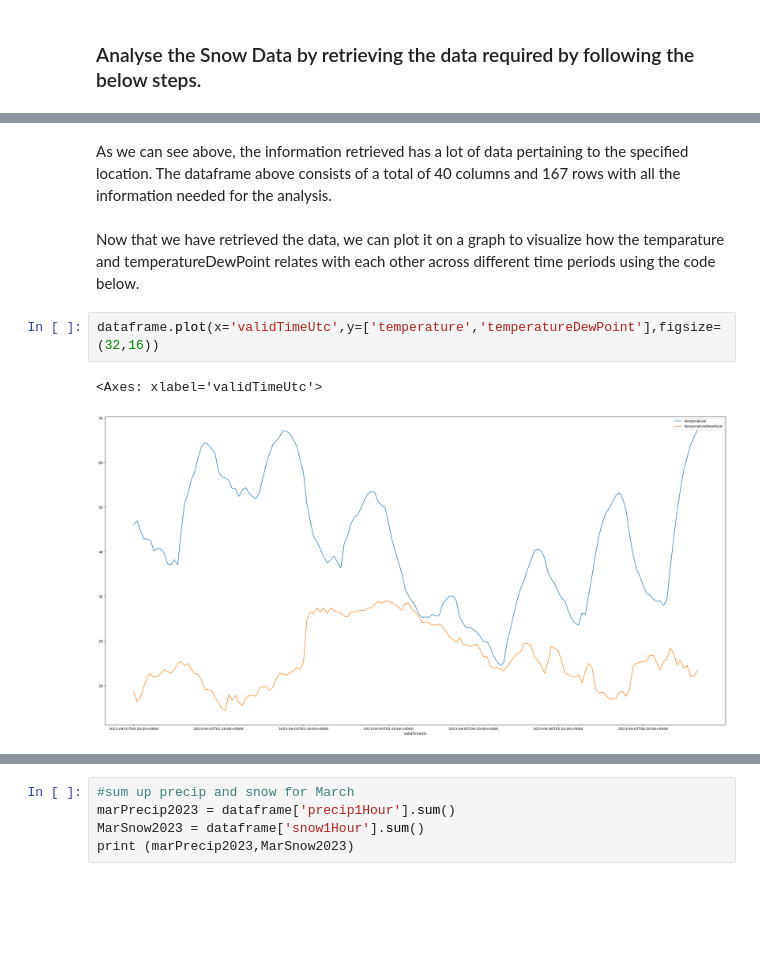
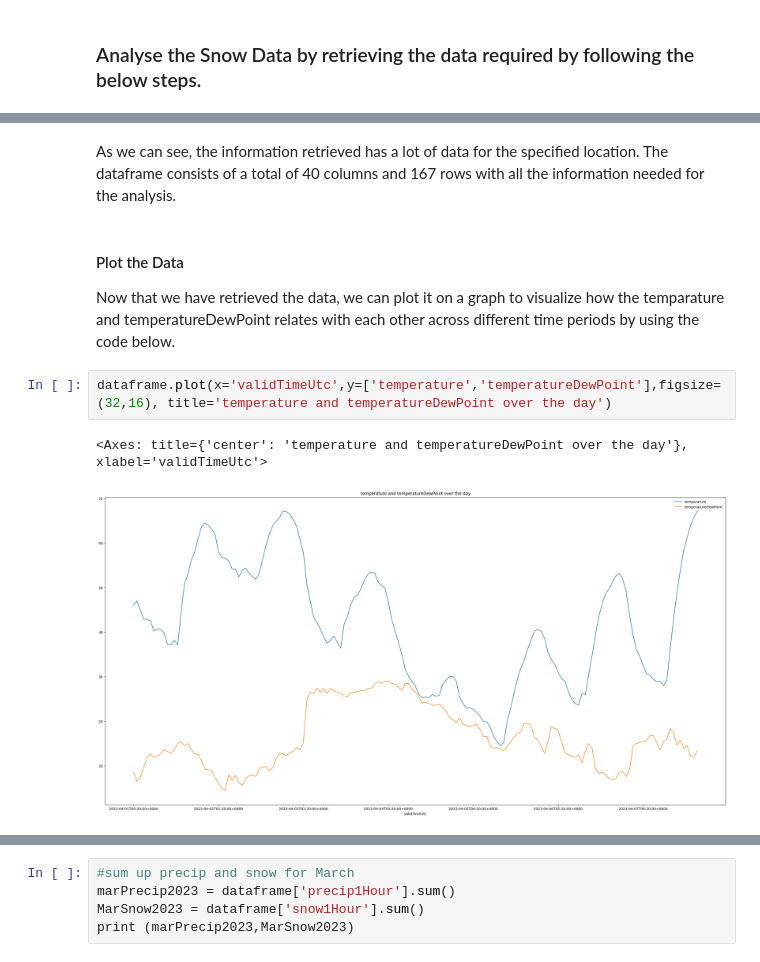
Before and after one commit to IBM/Environmental-Intelligence-Suite, a Jupyter notebook: historical_weather_on_demand/samples/industry_use_cases/snowfall_removal_budget.ipynb, the cells around one changed output, grey strips where cells are left out. Cells and saved outputs as stored; diff of their text form; blank space fills up the shorter version.

```diff
--- a/historical_weather_on_demand/samples/industry_use_cases/snowfall_removal_budget.ipynb
+++ b/historical_weather_on_demand/samples/industry_use_cases/snowfall_removal_budget.ipynb
@@ -151,9 +172,11 @@ else:
 # %% [markdown]
-As we can see above, the information retrieved has a lot of data pertaining to the specified location. The dataframe above consists of a total of 40 columns and 167 rows with all the information needed for the analysis.
+As we can see, the information retrieved has a lot of data for the specified location. The dataframe consists of a total of 40 columns and 167 rows with all the information needed for the analysis.
 # %% [markdown]
-Now that we have retrieved the data, we can plot it on a graph to visualize how the temparature and temperatureDewPoint relates with each other across different time periods using the code below.
+#### Plot the Data
+
+Now that we have retrieved the data, we can plot it on a graph to visualize how the temparature and temperatureDewPoint relates with each other across different time periods by using the code below.
 # %%
-dataframe.plot(x='validTimeUtc',y=['temperature','temperatureDewPoint'],figsize=(32,16))
+dataframe.plot(x='validTimeUtc',y=['temperature','temperatureDewPoint'],figsize=(32,16), title='temperature and temperatureDewPoint over the day')
 # %% [output]
-<Axes: xlabel='validTimeUtc'>
+<Axes: title={'center': 'temperature and temperatureDewPoint over the day'}, xlabel='validTimeUtc'>
-[figure, old version]
+[figure, new version]
```
Also changed, not shown: parts of 19 cells of this notebook, 11 other files.
